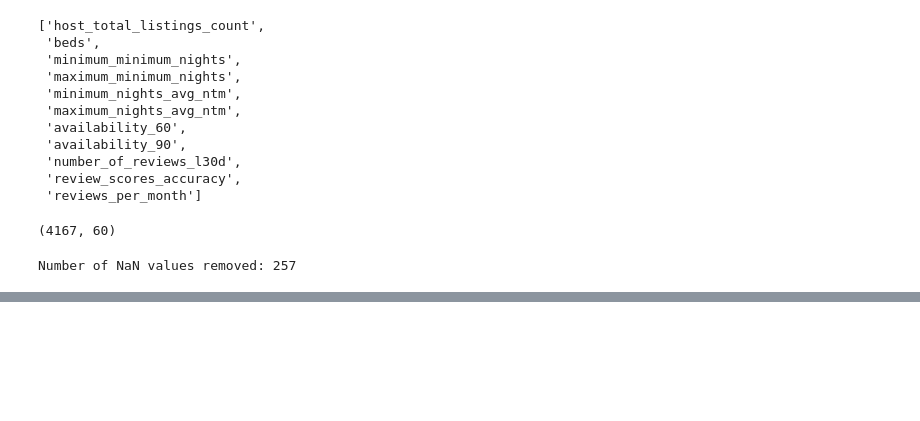
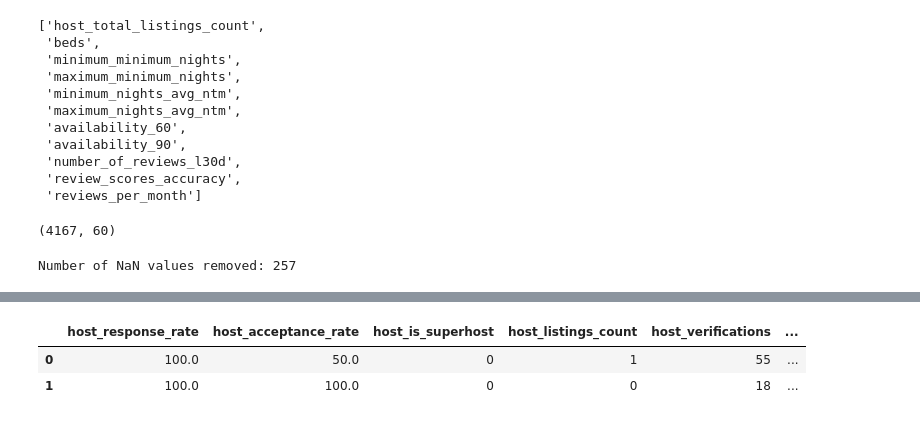
Before and after one commit to kaaiik/Airbnb, a Jupyter notebook: notebook/data_cleaner3.ipynb, the cells around one changed output, grey strips where cells are left out. Cells and saved outputs as stored; diff of their text form; code cells hidden in the pictures; blank space fills up the shorter version.

```diff
--- a/notebook/data_cleaner3.ipynb
+++ b/notebook/data_cleaner3.ipynb
@@ -94,0 +171,21 @@ test.to_csv('../data/testgordo.csv')
+# %%
+test.bathrooms_text = test.bathrooms_text.apply(numero)
+# %%
+test.host_acceptance_rate = test.host_acceptance_rate.apply(numero)
+# %%
+test.host_verifications = test.host_verifications.apply(lambda x:len(x))
+# %%
+test.amenities = test.amenities.apply(lambda x:len(x))
+# %%
+lst_bool = ['host_is_superhost', 'host_has_profile_pic', 'host_has_profile_pic', 'host_identity_verified',
+            'has_availability', 'instant_bookable']
+
+for col in lst_bool:
+    test[col] = test[col].replace('t', 1)
+    test[col] = test[col].replace('f', 0)
+
+test.head(2)
+# %% [output]
+|  | host_response_rate | host_acceptance_rate | host_is_superhost | host_listings_count | host_verifications | ... |
+| 0 | 100.0 | 50.0 | 0 | 1 | 55 | ... |
+| 1 | 100.0 | 100.0 | 0 | 0 | 18 | ... |
```
Also changed, not shown: parts of 20 cells of this notebook, 6 other files.
